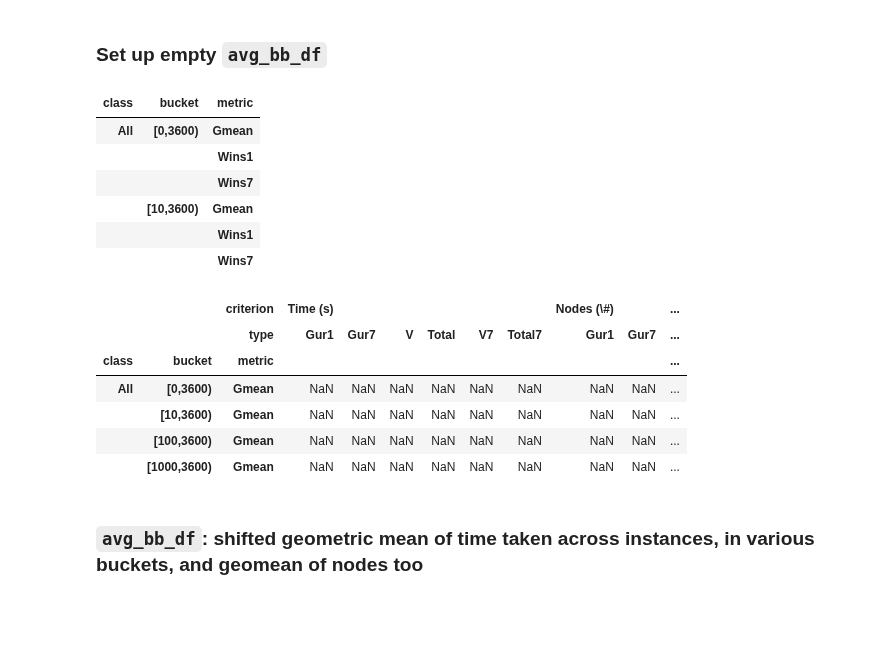
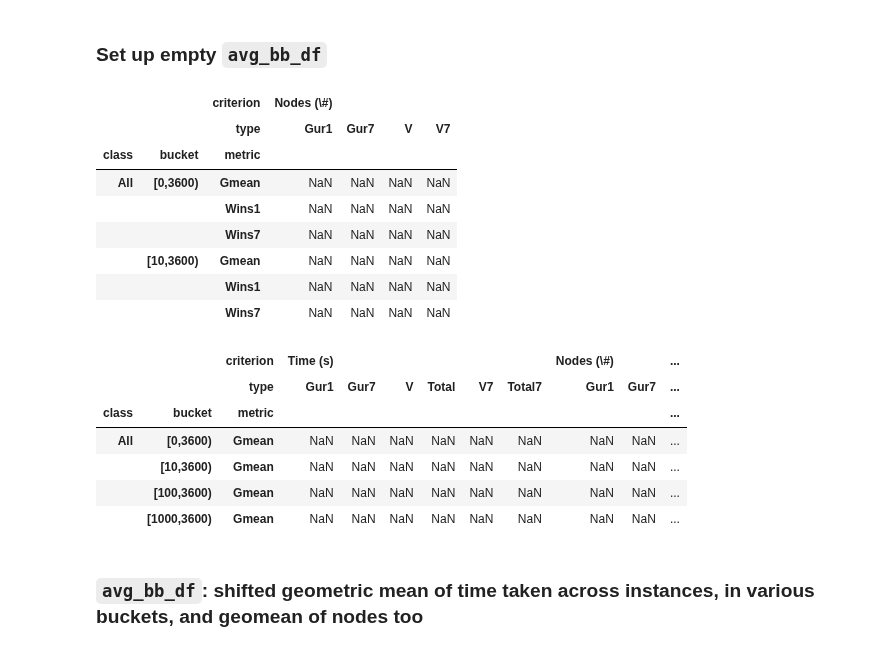
Before and after one commit to akazachk/vpc, a Jupyter notebook: plots/plots.ipynb, the cells around one changed output. Drawn from its saved outputs; the diff is of its cells as text; code cells hidden in the pictures; blank space fills up the shorter version.

Commit message:
Table 8 now generated

```diff
--- a/plots/plots.ipynb
+++ b/plots/plots.ipynb
@@ -1948,31 +1890,34 @@ node_col_header = 'Nodes (\\#)'
 # %%
 ## Prepare avg_bb_df
 
 avg_bb_cols = pd.MultiIndex.from_arrays(
     [[time_col_header]*len(time_cols_short) + [node_col_header]*len(node_cols_short), time_cols_short + node_cols_short],
     names = ['criterion', 'type'])
+
 #bb_row_names = pd.MultiIndex.from_product([bb_buckets, bb_row_names], names=['bucket', 'metric'])
 bb_row_names = pd.MultiIndex.from_product(
     [bb_classes, bb_buckets, bb_metrics],
     names=['class', 'bucket', 'metric'])
 
 avg_bb_df = pd.DataFrame(
     columns = avg_bb_cols,
     index = bb_row_names,
     dtype = float
 )
 
-display(avg_bb_df.loc[:,avg_bb_cols.get_level_values(0)=='Nodes'].head(6))
+display(avg_bb_df.loc[:,avg_bb_cols.get_level_values(0)==node_col_header].head(6))
 #display(avg_bb_df.loc[(bb_classes[0], bb_buckets[1], bb_metrics[0]),:])
 display(avg_bb_df.loc[(bb_classes[0], bb_buckets, bb_metrics[0]),:])
 # %% [output]
-| class | bucket | metric |
-| All | [0,3600) | Gmean |
-|  |  | Wins1 |
-|  |  | Wins7 |
-|  | [10,3600) | Gmean |
-|  |  | Wins1 |
-|  |  | Wins7 |
+|  |  | criterion | Nodes (\#) |  |  |  |
+|  |  | type | Gur1 | Gur7 | V | V7 |
+| class | bucket | metric |  |  |  |  |
+| All | [0,3600) | Gmean | NaN | NaN | NaN | NaN |
+|  |  | Wins1 | NaN | NaN | NaN | NaN |
+|  |  | Wins7 | NaN | NaN | NaN | NaN |
+|  | [10,3600) | Gmean | NaN | NaN | NaN | NaN |
+|  |  | Wins1 | NaN | NaN | NaN | NaN |
+|  |  | Wins7 | NaN | NaN | NaN | NaN |
 |  |  | criterion | Time (s) |  |  |  |  |  | Nodes (\#) |  | ... |
 |  |  | type | Gur1 | Gur7 | V | Total | V7 | Total7 | Gur1 | Gur7 | ... |
 | class | bucket | metric |  |  |  |  |  |  |  |  | ... |
```
Also changed, not shown: parts of 12 cells of this notebook.
